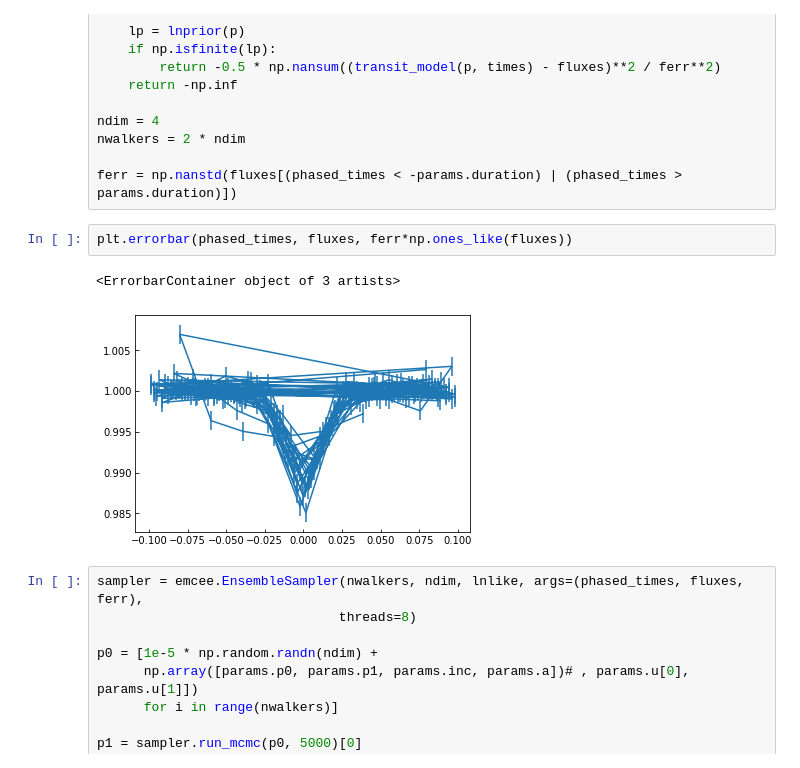
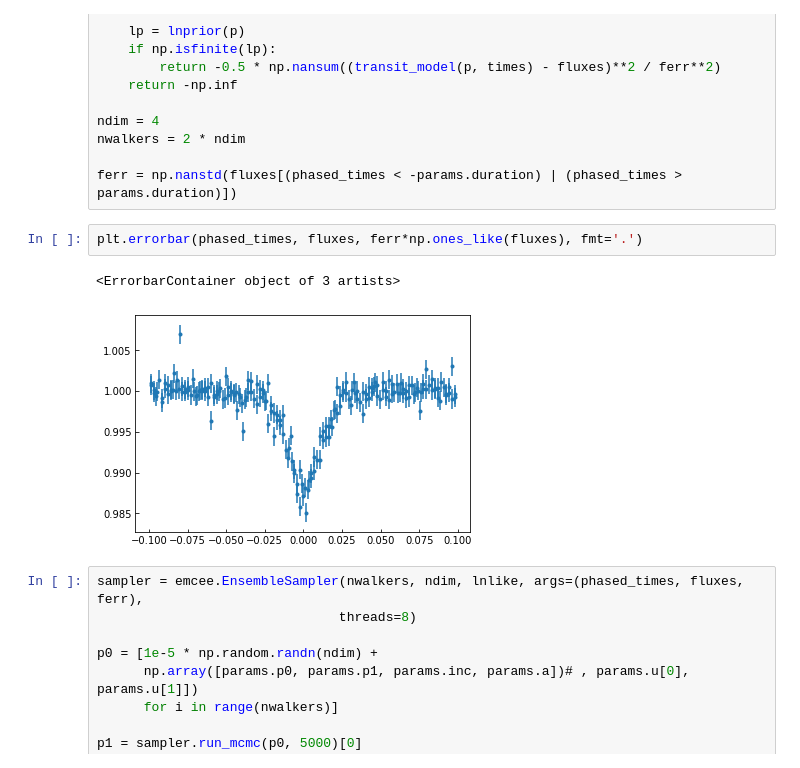
Before and after one commit to bmorris3/zeitsprung, a Jupyter notebook: 210490365.ipynb, the cells around one changed output. Saved outputs shown, nothing was run; the diff lists cells and outputs as text.

```diff
--- a/210490365.ipynb
+++ b/210490365.ipynb
@@ -110,10 +119,10 @@ nwalkers = 2 * ndim
 
 ferr = np.nanstd(fluxes[(phased_times < -params.duration) | (phased_times > params.duration)])
 # %%
-plt.errorbar(phased_times, fluxes, ferr*np.ones_like(fluxes))
+plt.errorbar(phased_times, fluxes, ferr*np.ones_like(fluxes), fmt='.')
 # %% [output]
 <ErrorbarContainer object of 3 artists>
-[figure, old version]
+[figure, new version]
 # %%
 sampler = emcee.EnsembleSampler(nwalkers, ndim, lnlike, args=(phased_times, fluxes, ferr),
                                threads=8)
```
Also changed, not shown: parts of 2 cells of this notebook, 4 other files.
